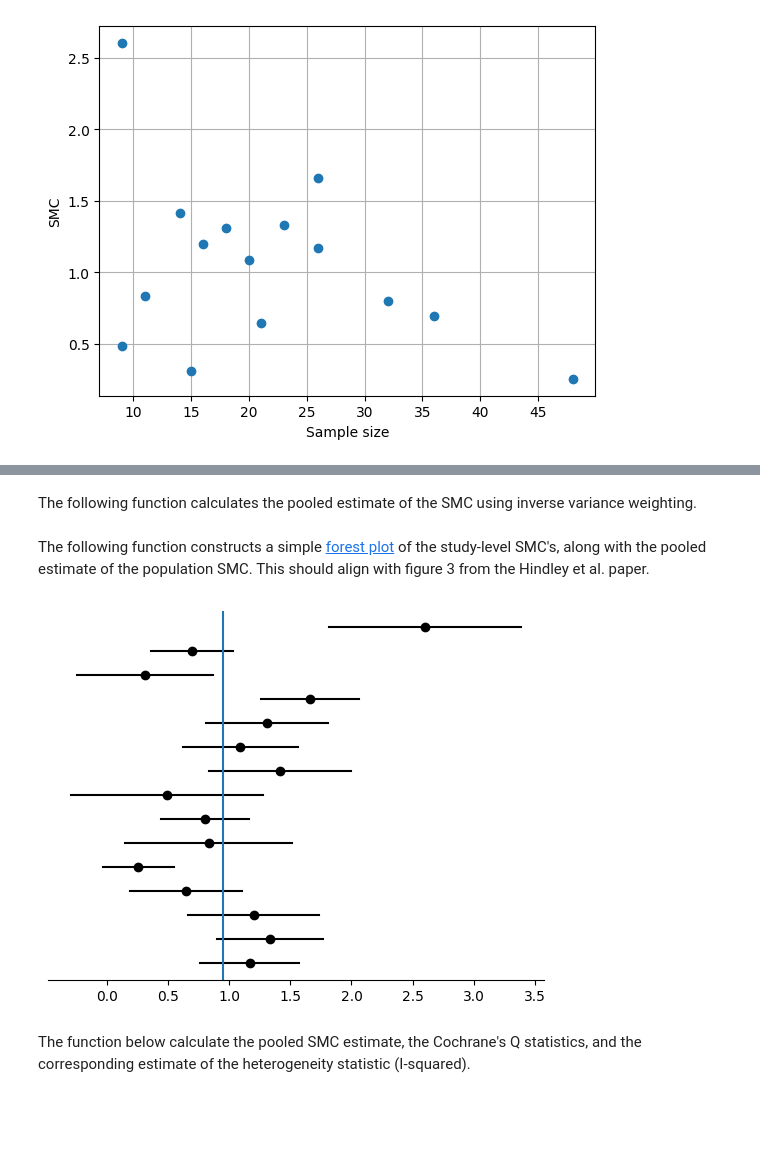
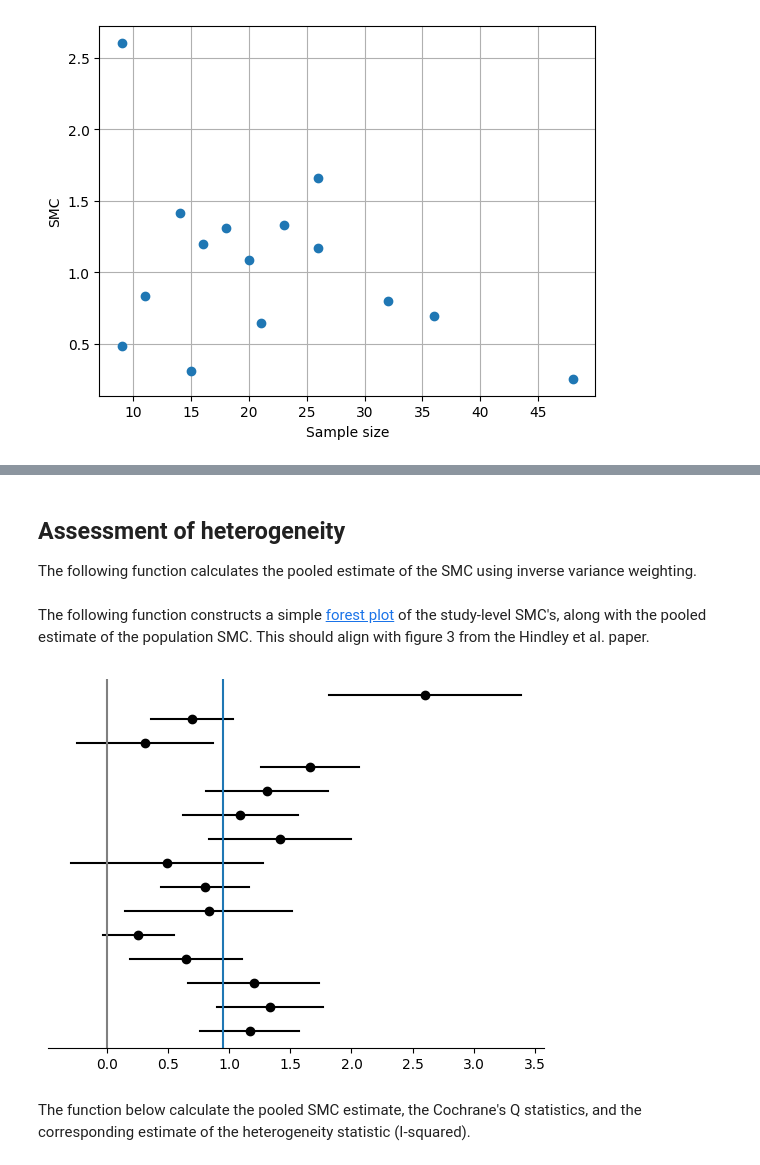
Before and after one commit to kshedden/workshops, a Jupyter notebook: dair3/meta/cannabis/dair_meta.ipynb, the cells around one changed output, grey strips where cells are left out. Drawn from its saved outputs; the diff is of its cells as text; code cells hidden in the pictures; blank space fills up the shorter version.

```diff
--- a/dair3/meta/cannabis/dair_meta.ipynb
+++ b/dair3/meta/cannabis/dair_meta.ipynb
@@ -228,4 +252,6 @@ plt.figlegend(ha, lb, loc="center right")
 # %% [markdown]
+## Assessment of heterogeneity
+
 The following function calculates the pooled estimate of the SMC using inverse variance weighting.
 # %%
 def pooled_smc(da):
@@ -238,18 +264,19 @@ The following function constructs a simple [forest plot](https://en.wikipedia.or
 # %%
 def forest(da):
   ii = da.shape[0] - np.arange(da.shape[0])
   plt.plot(da["smc"], ii, "o", color="black")
   for i in range(len(ii)):
     plt.plot([da["lcb"][i], da["ucb"][i]], [ii[i], ii[i]], "-", color="black")
   smc0 = pooled_smc(da)
   plt.gca().axvline(smc0)
+  plt.gca().axvline(0, color="grey")
   plt.gca().spines[['right', 'left', 'top']].set_visible(False)
   plt.gca().set_yticks([])
   plt.show()
 
 forest(da)
 # %% [output]
-[figure, old version]
+[figure, new version]
 # %% [markdown]
 The function below calculate the pooled SMC estimate, the Cochrane's Q statistics, and the corresponding estimate of the heterogeneity statistic (I-squared).
 # %%
```
Also changed, not shown: parts of 17 cells of this notebook, 1 other file.
